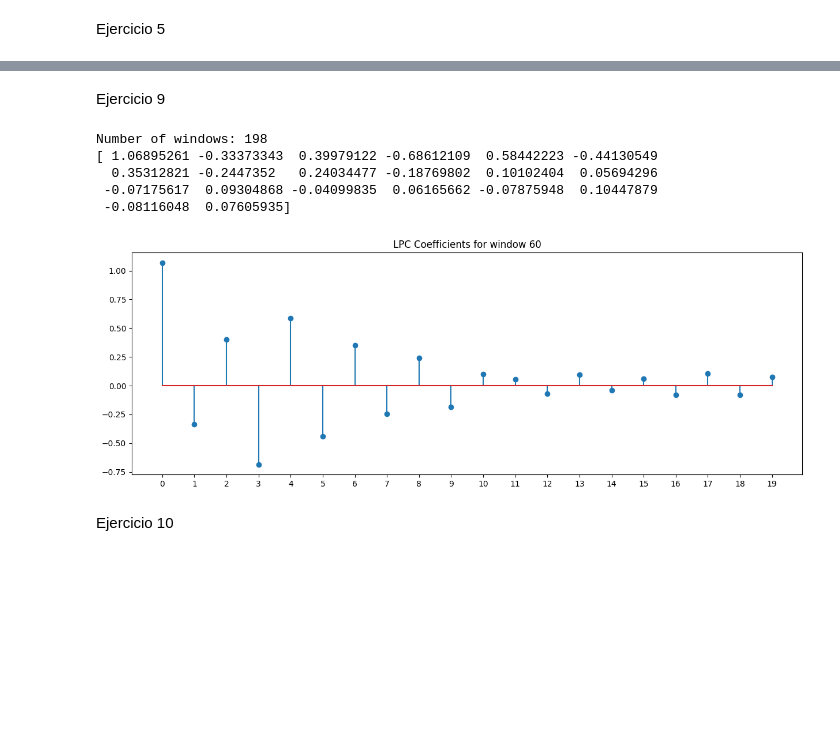
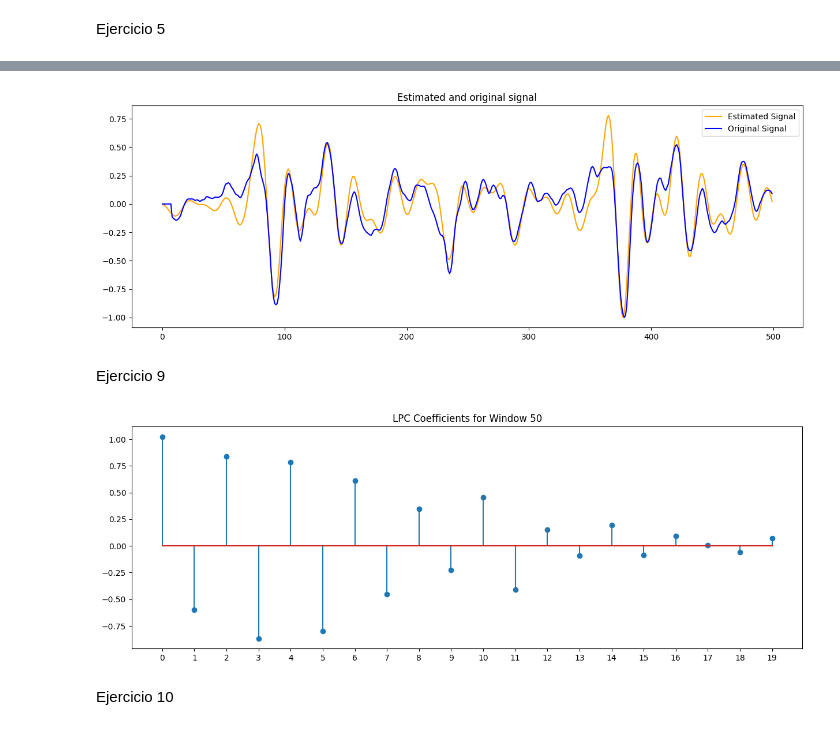
Before and after one commit to maximdorogov/fiuba-series-de-tiempo-1, a Jupyter notebook: tp1.ipynb, the cells around one changed output, grey strips where cells are left out. Drawn from its saved outputs; the diff is of its cells as text; code cells hidden in the pictures; blank space fills up the shorter version.

```diff
--- a/tp1.ipynb
+++ b/tp1.ipynb
@@ -124,36 +168,55 @@ plt.show()
+# %%
+y_hat = estimate_y_hat(x_hat, h, y=signal)
+
+y_hat_norm = y_hat / np.max(np.abs(y_hat))
+signal_norm = signal / np.max(np.abs(signal))
+
+# Ajustamos el desfasaje para graficar ambas señales alineadas
+corr = np.correlate(y_hat_norm, signal_norm, mode='full')
+lag = np.argmax(corr) - (len(signal_norm) - 1)
+if lag > 0:
+    signal_norm = np.pad(
+        signal_norm, (lag, 0), mode='constant')[:len(signal_norm)]
+elif lag < 0:
+    signal_norm = np.pad(
+        signal_norm, (0, -lag), mode='constant')[-lag:len(signal_norm)-lag]
+
+
+plt.figure(figsize=(15, 5))
+plt.plot(y_hat_norm, color='orange')
+plt.plot(signal_norm, color='blue')
+
+plt.legend(['Estimated Signal', 'Original Signal', 'x_hat'])
+plt.title('Estimated and original signal')
+plt.show()
+# %% [output]
+[figure, added]
 # %% [markdown]
 Ejercicio 9
 # %%
 window_size = 0.025 # moving window size in seconds
 overlap = 0.010 # overlap in seconds
 window_len = int(window_size * fs)  # window length in samples
 step = int(overlap * fs)  # step size in samples
 window = np.hamming(window_len)
 order = 20
 
 lpc_coeffs = list()
 
 for idx in range(0, len(audio_signal) - window_len, step):
     samples = audio_signal[idx:idx + window_len] * window
     lpc_coeffs.append(lpc_compute(samples, order=order))
 
-sample2plot = 60
-
-print(f'Number of windows: {len(lpc_coeffs)}')
-print(lpc_coeffs[sample2plot])
+WINDOW_TO_PLOT = 50
+coeffs2plot = lpc_coeffs[WINDOW_TO_PLOT]
 
 plt.figure(figsize=(15, 5))
-plt.stem(lpc_coeffs[sample2plot])
-plt.xticks(np.arange(len(lpc_coeffs[sample2plot])))
-plt.title(f'LPC Coefficients for window {sample2plot}')
+plt.stem(coeffs2plot)
+plt.xticks(np.arange(len(coeffs2plot)))
+plt.title(f'LPC Coefficients for Window {WINDOW_TO_PLOT}')
 plt.show()
 # %% [output]
-Number of windows: 198
-[ 1.06895261 -0.33373343  0.39979122 -0.68612109  0.58442223 -0.44130549
-  0.35312821 -0.2447352   0.24034477 -0.18769802  0.10102404  0.05694296
- -0.07175617  0.09304868 -0.04099835  0.06165662 -0.07875948  0.10447879
- -0.08116048  0.07605935]
-[figure, old version]
+[figure, new version]
 # %% [markdown]
 Ejercicio 10
 # %%
```
Also changed, not shown: parts of 12 cells of this notebook.
